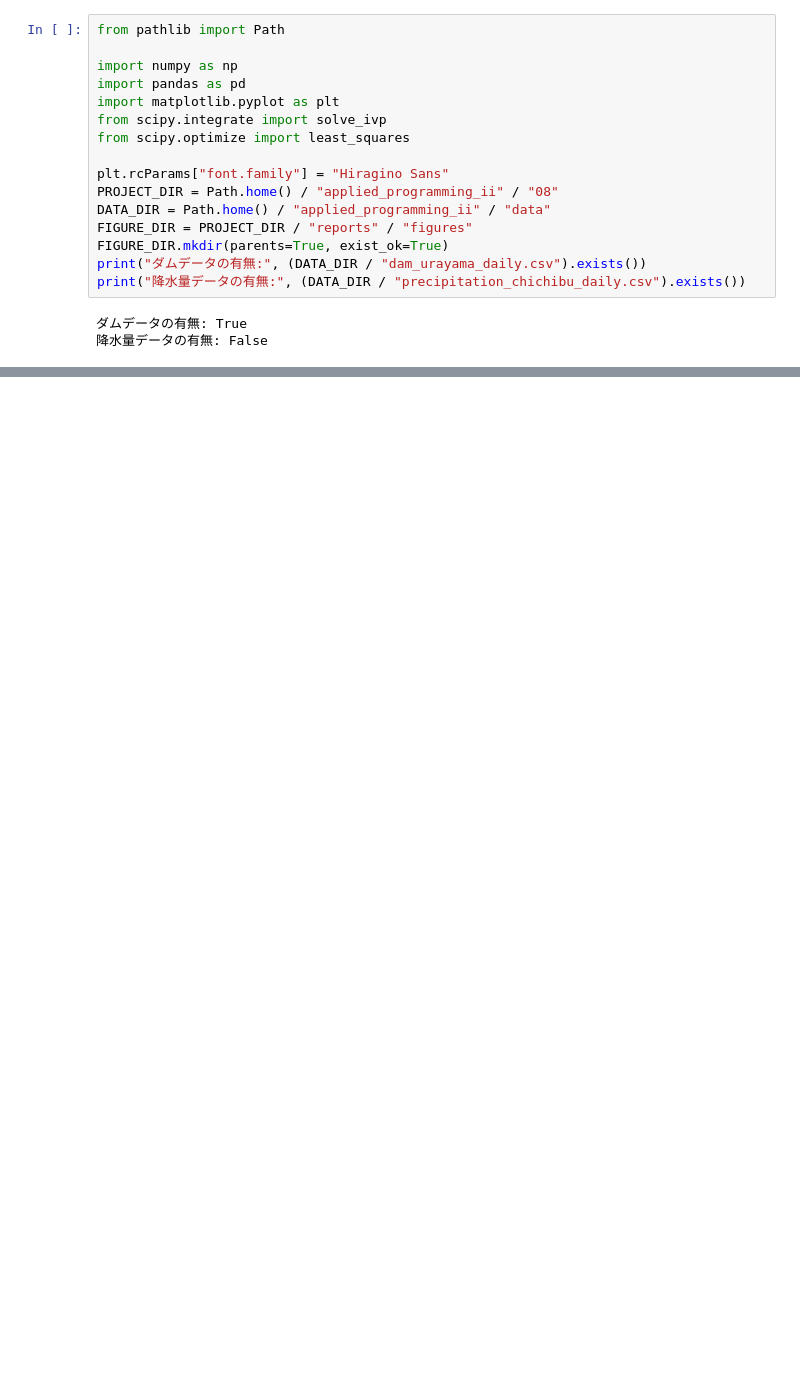
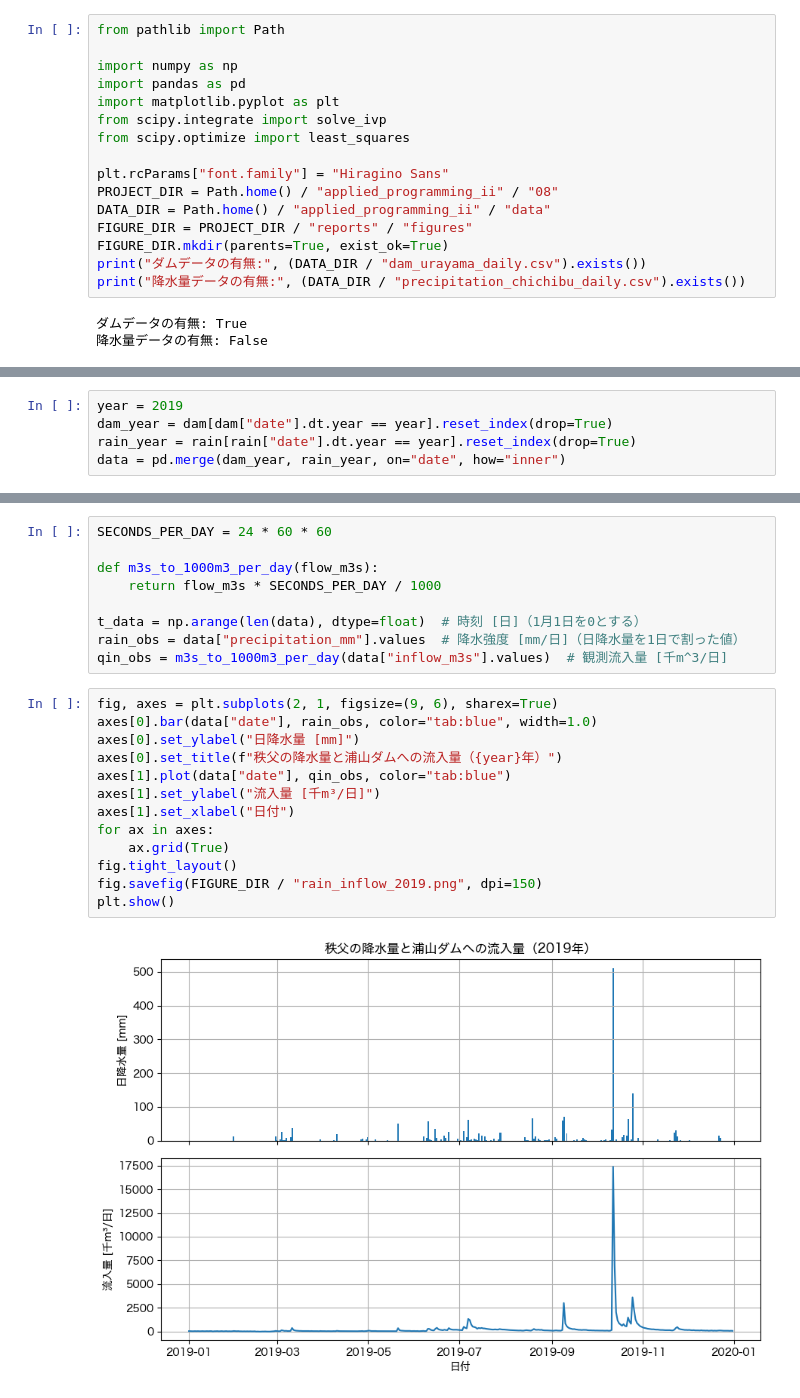
Before and after one commit to k16kgw/Class_Josai_AppliedProgrammingII, a Jupyter notebook: class/08/notebooks/tank_model.ipynb, the cells around one changed output, grey strips where cells are left out. Saved outputs shown, nothing was run; the diff lists cells and outputs as text; blank space fills up the shorter version.

```diff
--- a/class/08/notebooks/tank_model.ipynb
+++ b/class/08/notebooks/tank_model.ipynb
@@ -24,0 +53,5 @@ FileNotFoundError: [Errno 2] No such file or directory: '/Users/kkagawa/applied_
+# %%
+year = 2019
+dam_year = dam[dam["date"].dt.year == year].reset_index(drop=True)
+rain_year = rain[rain["date"].dt.year == year].reset_index(drop=True)
+data = pd.merge(dam_year, rain_year, on="date", how="inner")
@@ -24,0 +75,24 @@ FileNotFoundError: [Errno 2] No such file or directory: '/Users/kkagawa/applied_
+# %%
+SECONDS_PER_DAY = 24 * 60 * 60
+
+def m3s_to_1000m3_per_day(flow_m3s):
+    return flow_m3s * SECONDS_PER_DAY / 1000
+
+t_data = np.arange(len(data), dtype=float)  # 時刻 [日]（1月1日を0とする）
+rain_obs = data["precipitation_mm"].values  # 降水強度 [mm/日]（日降水量を1日で割った値）
+qin_obs = m3s_to_1000m3_per_day(data["inflow_m3s"].values)  # 観測流入量 [千m^3/日]
+# %%
+fig, axes = plt.subplots(2, 1, figsize=(9, 6), sharex=True)
+axes[0].bar(data["date"], rain_obs, color="tab:blue", width=1.0)
+axes[0].set_ylabel("日降水量 [mm]")
+axes[0].set_title(f"秩父の降水量と浦山ダムへの流入量（{year}年）")
+axes[1].plot(data["date"], qin_obs, color="tab:blue")
+axes[1].set_ylabel("流入量 [千m³/日]")
+axes[1].set_xlabel("日付")
+for ax in axes:
+    ax.grid(True)
+fig.tight_layout()
+fig.savefig(FIGURE_DIR / "rain_inflow_2019.png", dpi=150)
+plt.show()
+# %% [output]
+[figure, added]
```
Also changed, not shown: parts of 22 cells of this notebook, 4 other files.
